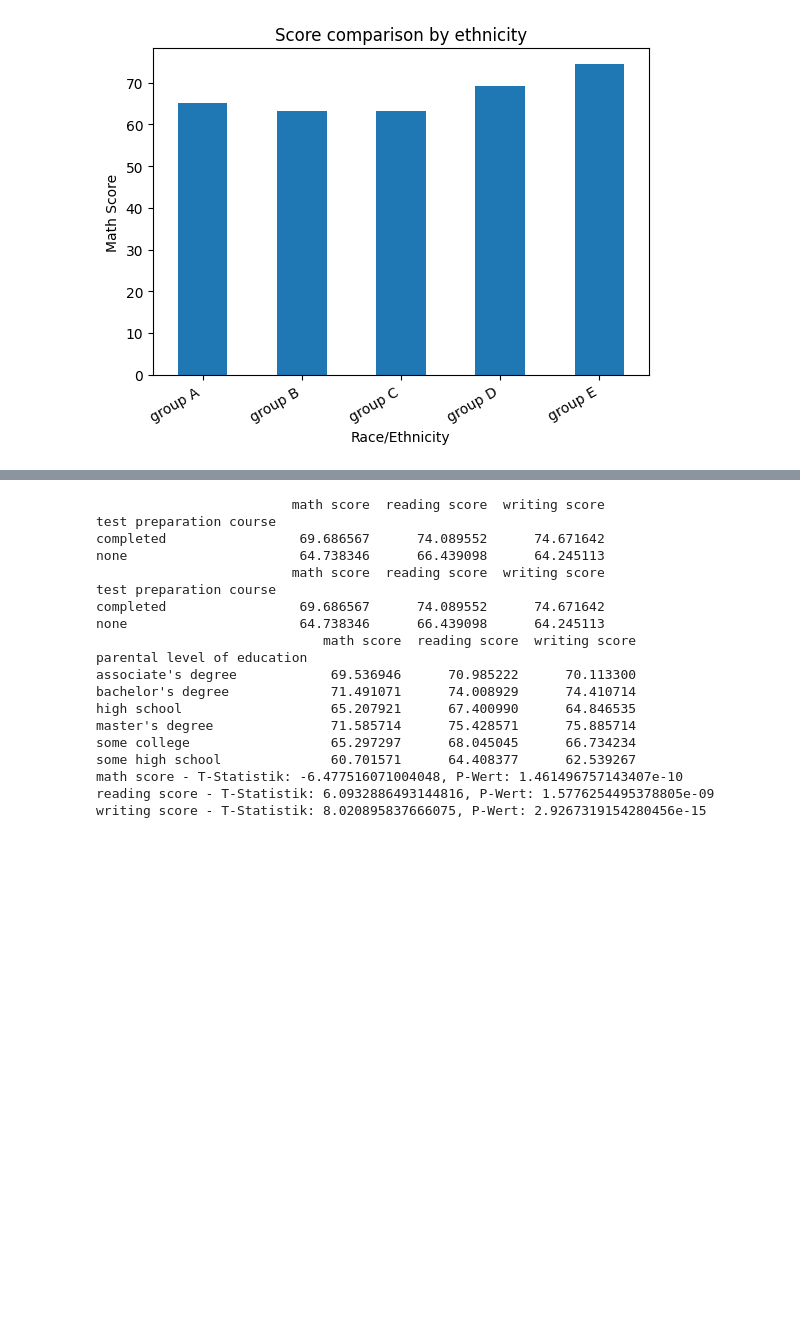
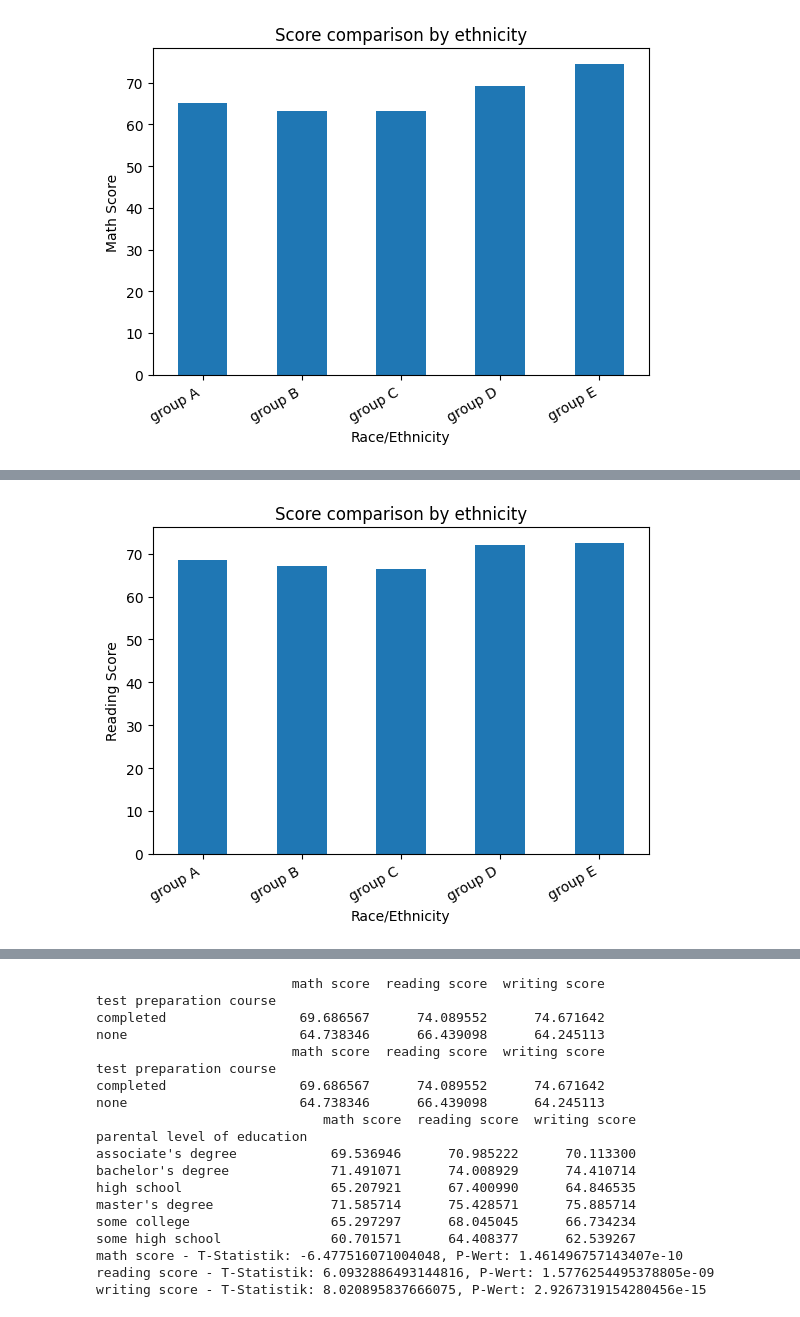
Before and after one commit to AmarBego/VSCODE, a Jupyter notebook: PROJEKT/Projekt.ipynb, the cells around one changed output, grey strips where cells are left out. Cells and saved outputs as stored; diff of their text form; code cells hidden in the pictures; blank space fills up the shorter version.

```diff
--- a/PROJEKT/Projekt.ipynb
+++ b/PROJEKT/Projekt.ipynb
@@ -78 +151,30 @@ plt.show()
+# %%
+# Create a new figure and a set of subplots
+fig, ax = plt.subplots()
+
+# Group the data by 'race/ethnicity' and calculate the mean of 'Reading score' for each group
+counts = df.groupby('race/ethnicity')['reading score'].mean()
+
+# Sort the groups in ascending order
+counts = counts.sort_index()
+
+# Plot a bar chart of the mean 'math score' for each group
+counts.plot(kind='bar')
+
+# Automatically adjust the subplot parameters to give specified padding
+fig.autofmt_xdate()
+
+# Set the label for the y-axis
+plt.ylabel('Reading Score')
+
+# Set the label for the x-axis
+plt.xlabel('Race/Ethnicity')
+
+# Set the title of the plot
+plt.title('Score comparison by ethnicity')
+
+# Display the plot
+plt.show()
+# %% [output]
+[figure, added]
 # %%
```
Also changed, not shown: parts of 16 cells of this notebook, 1 other file.
